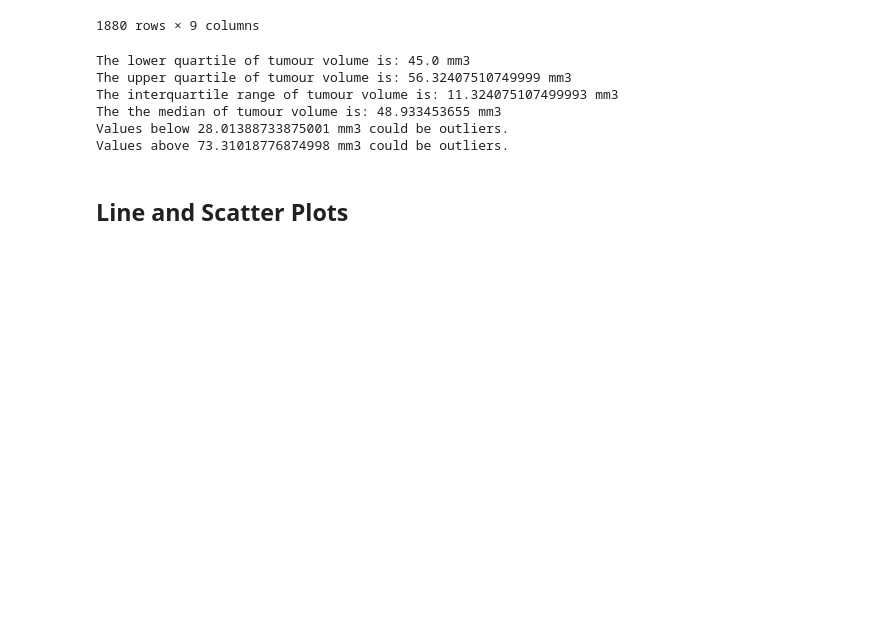
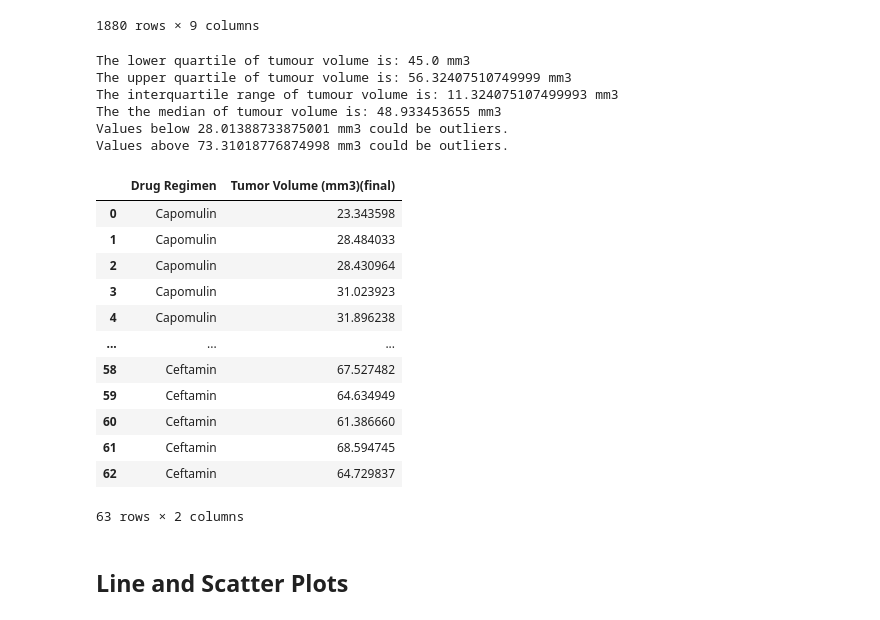
Before and after one commit to jeremychiaa/matplotlib-challenge, a Jupyter notebook: pymaceuticals_starter.ipynb, the cells around one changed output. Saved outputs shown, nothing was run; the diff lists cells and outputs as text; code cells hidden in the pictures; blank space fills up the shorter version.

Commit message:
determined final tumour volume outliers

```diff
--- a/pymaceuticals_starter.ipynb
+++ b/pymaceuticals_starter.ipynb
@@ -276,36 +276,78 @@ tumour_data = new_combined_data["Tumor Volume (mm3)"]
 tumour_data
 
 # Calculate the IQR and quantitatively determine if there are any potential outliers.
 quartiles = tumour_data.quantile([.25,.5,.75])
 lowerq = quartiles[0.25]
 upperq = quartiles[0.75]
 iqr = upperq - lowerq
 
 print(f"The lower quartile of tumour volume is: {lowerq} mm3")
 print(f"The upper quartile of tumour volume is: {upperq} mm3")
 print(f"The interquartile range of tumour volume is: {iqr} mm3")
 print(f"The the median of tumour volume is: {quartiles[0.5]} mm3")
 
 lower_bound = lowerq - (1.5*iqr)
 upper_bound = upperq + (1.5*iqr)
 
 print(f"Values below {lower_bound} mm3 could be outliers.")
 print(f"Values above {upper_bound} mm3 could be outliers.")
 
-    # Locate the rows which contain mice on each drug and get the tumor volumes
+tumour_data.sort_values()
 
+# Locate the rows which contain mice on each drug and get the tumor volumes
+# Retrieve Capomulin, Ramicane, Infubinol, and Ceftamin data
+cleaned_capomulin = new_combined_data.loc[new_combined_data["Drug Regimen"] == "Capomulin"]
+cleaned_ramicane = new_combined_data.loc[new_combined_data["Drug Regimen"] == "Ramicane"]
+cleaned_infubinol = new_combined_data.loc[new_combined_data["Drug Regimen"] == "Infubinol"]
+cleaned_ceftamin = new_combined_data.loc[new_combined_data["Drug Regimen"] == "Ceftamin"]
 
-    # add subset
+# Retrieve drug regimen and newly created column
+cleaned_capomulin = cleaned_capomulin[["Drug Regimen","Tumor Volume (mm3)(final)"]]
+cleaned_ramicane = cleaned_ramicane[["Drug Regimen","Tumor Volume (mm3)(final)"]]
+cleaned_infubinol = cleaned_infubinol[["Drug Regimen","Tumor Volume (mm3)(final)"]]
+cleaned_ceftamin = cleaned_ceftamin[["Drug Regimen","Tumor Volume (mm3)(final)"]]
 
+# Drop all null values
+cleaned_capomulin = cleaned_capomulin.dropna()
+cleaned_ramicane = cleaned_ramicane.dropna()
+cleaned_infubinol = cleaned_infubinol.dropna()
+cleaned_ceftamin = cleaned_ceftamin.dropna()
 
-    # Determine outliers using upper and lower bounds
+# add subset
+# Merge all four dataframes together
+box_data = pd.merge(cleaned_capomulin, cleaned_ramicane, on=("Drug Regimen","Tumor Volume (mm3)(final)"), how="outer")
+box_data = pd.merge(box_data, cleaned_infubinol, on=("Drug Regimen","Tumor Volume (mm3)(final)"), how="outer")
+box_data = pd.merge(box_data, cleaned_ceftamin, on=("Drug Regimen","Tumor Volume (mm3)(final)"), how="outer")
+
+# Determine outliers using upper and lower bounds
+box_quartiles = box_data["Tumor Volume (mm3)(final)"].quantile([.25,.5,.75])
+box_lowerq = quartiles[0.25]
+box_upperq = quartiles[0.75]
+box_iqr = box_upperq - box_lowerq
+box_lower_bound = box_lowerq - (1.5*box_iqr)
+box_upper_bound = box_upperq + (1.5*box_iqr)
+
+box_outlier = box_data.loc[(box_data["Tumor Volume (mm3)(final)"] < box_lower_bound) | (box_data["Tumor Volume (mm3)(final)"] > )]
 # %% [output]
 The lower quartile of tumour volume is: 45.0 mm3
 The upper quartile of tumour volume is: 56.32407510749999 mm3
 The interquartile range of tumour volume is: 11.324075107499993 mm3
 The the median of tumour volume is: 48.933453655 mm3
 Values below 28.01388733875001 mm3 could be outliers.
 Values above 73.31018776874998 mm3 could be outliers.
+|  | Drug Regimen | Tumor Volume (mm3)(final) |
+| 0 | Capomulin | 23.343598 |
+| 1 | Capomulin | 28.484033 |
+| 2 | Capomulin | 28.430964 |
+| 3 | Capomulin | 31.023923 |
+| 4 | Capomulin | 31.896238 |
+| ... | ... | ... |
+| 58 | Ceftamin | 67.527482 |
+| 59 | Ceftamin | 64.634949 |
+| 60 | Ceftamin | 61.386660 |
+| 61 | Ceftamin | 68.594745 |
+| 62 | Ceftamin | 64.729837 |
+63 rows × 2 columns
 # %%
 # Generate a box plot of the final tumor volume of each mouse across four regimens of interest
 # %% [markdown]
```
